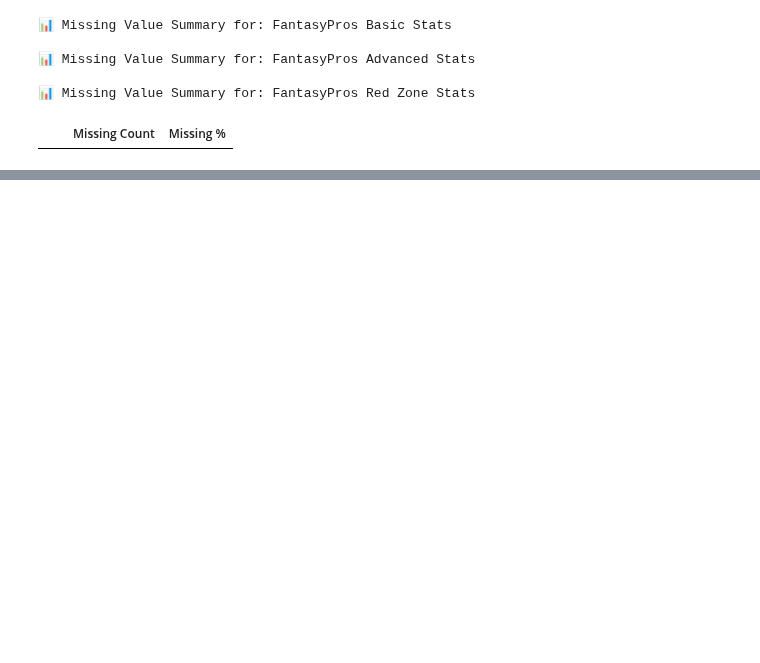
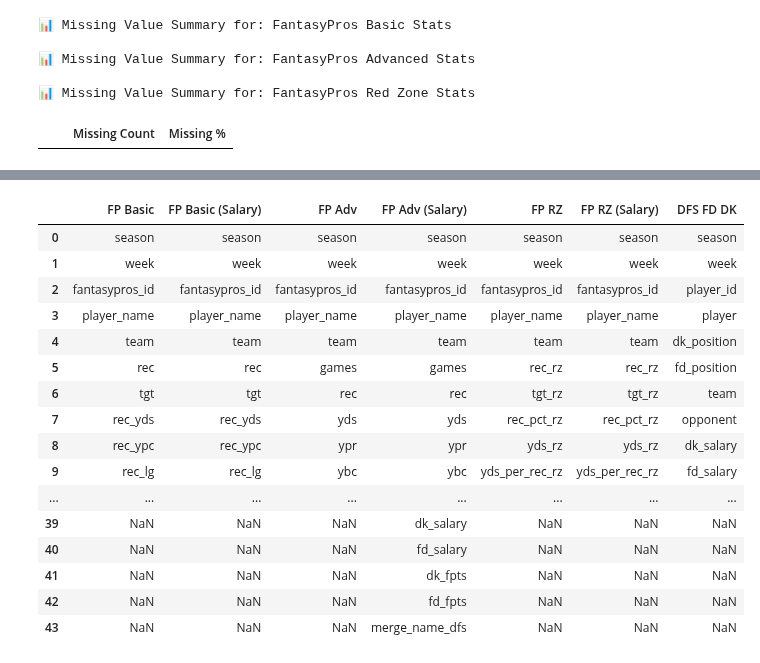
Before and after one commit to ARCtechmo/fanfav, a Jupyter notebook: wr_df_v2.ipynb, the cells around one changed output, grey strips where cells are left out. Saved outputs shown, nothing was run; the diff lists cells and outputs as text; code cells hidden in the pictures; blank space fills up the shorter version.

Commit message:
minor corrections to the data normalization section; modified fp column names for clarity

```diff
--- a/wr_df_v2.ipynb
+++ b/wr_df_v2.ipynb
@@ -1296,9 +1356,9 @@ print(f"Baseline (wr_ids_weekly_stats_df.recent_team) — {len(baseline_set)} un
 # Dataframe -> column to compare
 compare_map = {
     "wr_ngs_df": ("team_abbr" if "team_abbr" in wr_ngs_df.columns else None),
-    "wr_fp_basic_stats_df": ("team_abbr" if "team_abbr" in wr_fp_basic_stats_df.columns else None),
-    "wr_fp_advanced_stats_df": ("team_abbr" if "team_abbr" in wr_fp_advanced_stats_df.columns else None),
-    "wr_fp_rz_stats_df": ("team_abbr" if "team_abbr" in wr_fp_rz_stats_df.columns else None),
+    "wr_fp_basic_stats_df": ("team" if "team" in wr_fp_basic_stats_df.columns else None),
+    "wr_fp_advanced_stats_df": ("team" if "team" in wr_fp_advanced_stats_df.columns else None),
+    "wr_fp_rz_stats_df": ("team" if "team" in wr_fp_rz_stats_df.columns else None),
     "wr_fd_dk_salary_2017_current_df": ("team" if "team" in wr_fd_dk_salary_2017_current_df.columns else None),
 }
 
@@ -1381,9 +1459,9 @@ def standardize_team_abbr(df, col, mapping):
 datasets_to_standardize = [
     (wr_ids_weekly_stats_df, "recent_team"),
     (wr_ngs_df, "team_abbr"),
-    (wr_fp_basic_stats_df, "team_abbr"),
-    (wr_fp_advanced_stats_df, "team_abbr"),
-    (wr_fp_rz_stats_df, "team_abbr"),
+    (wr_fp_basic_stats_df, "team"),
+    (wr_fp_advanced_stats_df, "team"),
+    (wr_fp_rz_stats_df, "team"),
     (wr_fd_dk_salary_2017_current_df, "team")
 ]
 
@@ -1401,9 +1497,9 @@ for df, col in datasets_to_standardize:
 dfs_and_cols = [
     ("IDs & Weekly", wr_ids_weekly_stats_df, "recent_team"),
     ("NGS", wr_ngs_df, "team_abbr"),
-    ("FP Basic", wr_fp_basic_stats_df, "team_abbr"),
-    ("FP Advanced", wr_fp_advanced_stats_df, "team_abbr"),
-    ("FP RZ", wr_fp_rz_stats_df, "team_abbr"),
+    ("FP Basic", wr_fp_basic_stats_df, "team"),
+    ("FP Advanced", wr_fp_advanced_stats_df, "team"),
+    ("FP RZ", wr_fp_rz_stats_df, "team"),
     ("DFS DK", wr_fd_dk_salary_2017_current_df, "team")
 ]
 
@@ -1919,3 +2317,57 @@ wr_ngs_salary_df = wr_ngs_salary_df.copy()
 wr_fp_basic_stats_salary_df = wr_fp_basic_stats_salary_df.copy()
 wr_fp_advanced_stats_salary_df = wr_fp_advanced_stats_salary_df.copy()
 wr_fp_rz_stats_salary_df = wr_fp_rz_stats_salary_df.copy()
+# %%
+# list the dataframes
+
+# list columns from each dataframe in memory
+ids_weekly_cols = wr_ids_weekly_stats_df.columns.tolist()
+ngs_cols = wr_ngs_df.columns.tolist()
+fp_basic_cols = wr_fp_basic_stats_df.columns.tolist()
+fp_basic_salary_cols = wr_fp_basic_stats_salary_df.columns.tolist()
+fp_adv_cols = wr_fp_advanced_stats_df.columns.tolist()
+fp_adv_salary_cols = wr_fp_advanced_stats_salary_df.columns.tolist()
+fp_rz_cols = wr_fp_rz_stats_df.columns.tolist()
+fp_rz_salary_cols = wr_fp_rz_stats_salary_df.columns.tolist()
+dfs_fd_dk_cols = wr_fd_dk_salary_2017_current_df.columns.tolist()
+
+# combine into a dataframe for side-by-side comparison
+comparison_df_fp = pd.DataFrame({
+    "FP Basic": pd.Series(fp_basic_cols),
+    "FP Basic (Salary)": pd.Series(fp_basic_salary_cols),
+    "FP Adv": pd.Series(fp_adv_cols),
+    "FP Adv (Salary)": pd.Series(fp_adv_salary_cols),
+    "FP RZ": pd.Series(fp_rz_cols),
+    "FP RZ (Salary)": pd.Series(fp_rz_salary_cols),
+    "DFS FD DK": pd.Series(dfs_fd_dk_cols)
+})
+
+comparison_df_fp
+
+
+# combine into a dataframe for side-by-side comparison
+# comparison_df = pd.DataFrame({
+#     "IDs & Weekly Stats": pd.Series(ids_weekly_cols),
+#     "NGS Stats": pd.Series(ngs_cols),
+#     "DFS FD DK": pd.Series(dfs_fd_dk_cols)
+# })
+
+# comparison_df
+# %% [output]
+|  | FP Basic | FP Basic (Salary) | FP Adv | FP Adv (Salary) | FP RZ | FP RZ (Salary) | DFS FD DK |
+| 0 | season | season | season | season | season | season | season |
+| 1 | week | week | week | week | week | week | week |
+| 2 | fantasypros_id | fantasypros_id | fantasypros_id | fantasypros_id | fantasypros_id | fantasypros_id | player_id |
+| 3 | player_name | player_name | player_name | player_name | player_name | player_name | player |
+| 4 | team | team | team | team | team | team | dk_position |
+| 5 | rec | rec | games | games | rec_rz | rec_rz | fd_position |
+| 6 | tgt | tgt | rec | rec | tgt_rz | tgt_rz | team |
+| 7 | rec_yds | rec_yds | yds | yds | rec_pct_rz | rec_pct_rz | opponent |
+| 8 | rec_ypc | rec_ypc | ypr | ypr | yds_rz | yds_rz | dk_salary |
+| 9 | rec_lg | rec_lg | ybc | ybc | yds_per_rec_rz | yds_per_rec_rz | fd_salary |
+| ... | ... | ... | ... | ... | ... | ... | ... |
+| 39 | NaN | NaN | NaN | dk_salary | NaN | NaN | NaN |
+| 40 | NaN | NaN | NaN | fd_salary | NaN | NaN | NaN |
+| 41 | NaN | NaN | NaN | dk_fpts | NaN | NaN | NaN |
+| 42 | NaN | NaN | NaN | fd_fpts | NaN | NaN | NaN |
+| 43 | NaN | NaN | NaN | merge_name_dfs | NaN | NaN | NaN |
```
Also changed, not shown: parts of 37 cells of this notebook.
